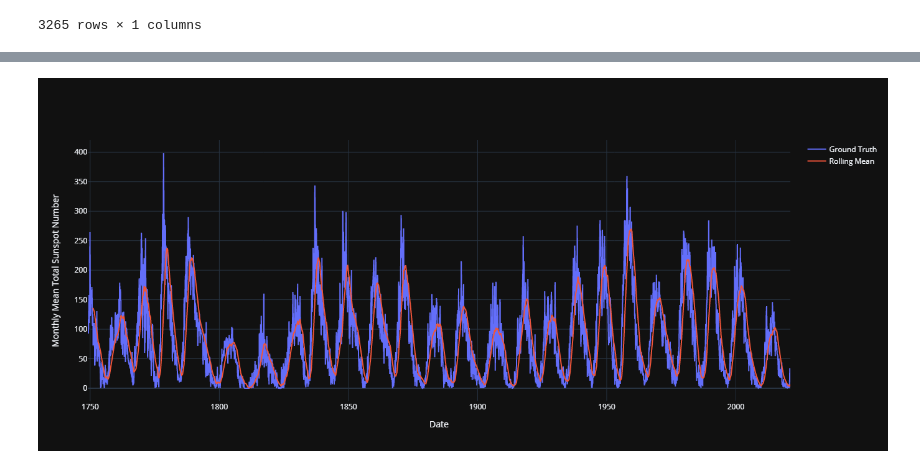
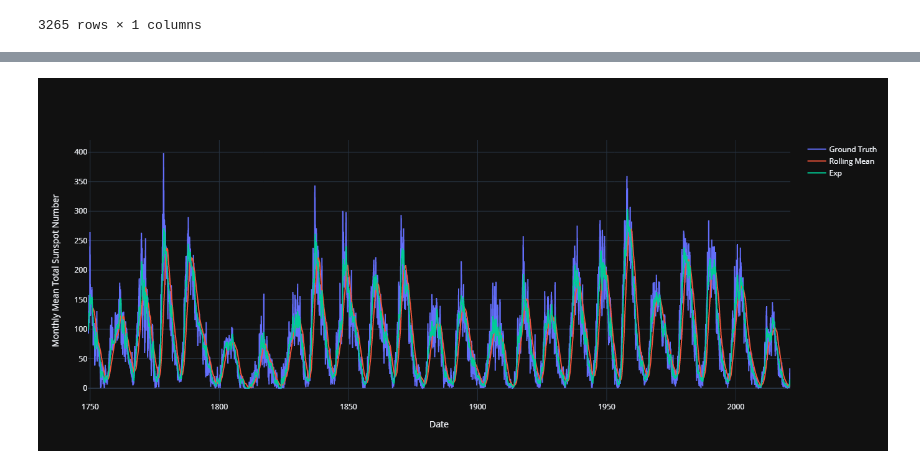
Before and after one commit to threeteck/ML.ITIS, a Jupyter notebook: 2.ipynb, the cells around one changed output, grey strips where cells are left out. Drawn from its saved outputs; the diff is of its cells as text; code cells hidden in the pictures.

```diff
--- a/2.ipynb
+++ b/2.ipynb
@@ -19,7 +19,8 @@ df.shape
 # %% [output]
 (3265, 3)
 # %%
-df.iloc[:, 2]
+sunspots = df.iloc[:, 2]
+sunspots
 # %% [output]
 0        96.7
 1       104.3
@@ -34,7 +35,7 @@ df.iloc[:, 2]
 3264     10.4
 Name: Monthly Mean Total Sunspot Number, Length: 3265, dtype: float64
 # %%
-rolling_mean = pd.DataFrame(df.iloc[:, 2]).rolling(window=25).mean()
+rolling_mean = pd.DataFrame(sunspots).rolling(window=25).mean()
 rolling_mean
 # %% [output]
 |  | Monthly Mean Total Sunspot Number |
@@ -50,3 +51,10 @@ rolling_mean
 | 3263 | 5.984 |
 | 3264 | 6.276 |
 3265 rows × 1 columns
+# %%
+alpha = 0.25
+result = [sunspots[0]]
+for i in range(1, len(sunspots)):
+    result.append(alpha * sunspots[i] + (1 - alpha) * result[i - 1])
+result = pd.Series(result)
+result
@@ -53,15 +74,18 @@ rolling_mean
 # %%
 import plotly.express as px
 import plotly.graph_objects as go
 
 fig = go.Figure()
 fig.add_trace(go.Scatter(x=df['Date'], y=df['Monthly Mean Total Sunspot Number'],
                          mode='lines',
                          name='Ground Truth'))
 fig.add_trace(go.Scatter(x=df['Date'], y=rolling_mean['Monthly Mean Total Sunspot Number'],
                          mode='lines',
                          name='Rolling Mean'))
+fig.add_trace(go.Scatter(x=df['Date'], y=result,
+                         mode='lines',
+                         name='Exp'))
 fig.update_layout(xaxis_title='Date', yaxis_title='Monthly Mean Total Sunspot Number')
 fig.show()
 # %% [output]
-[figure, old version]
+[figure, new version]
```
Also changed, not shown: parts of 1 cell of this notebook.
